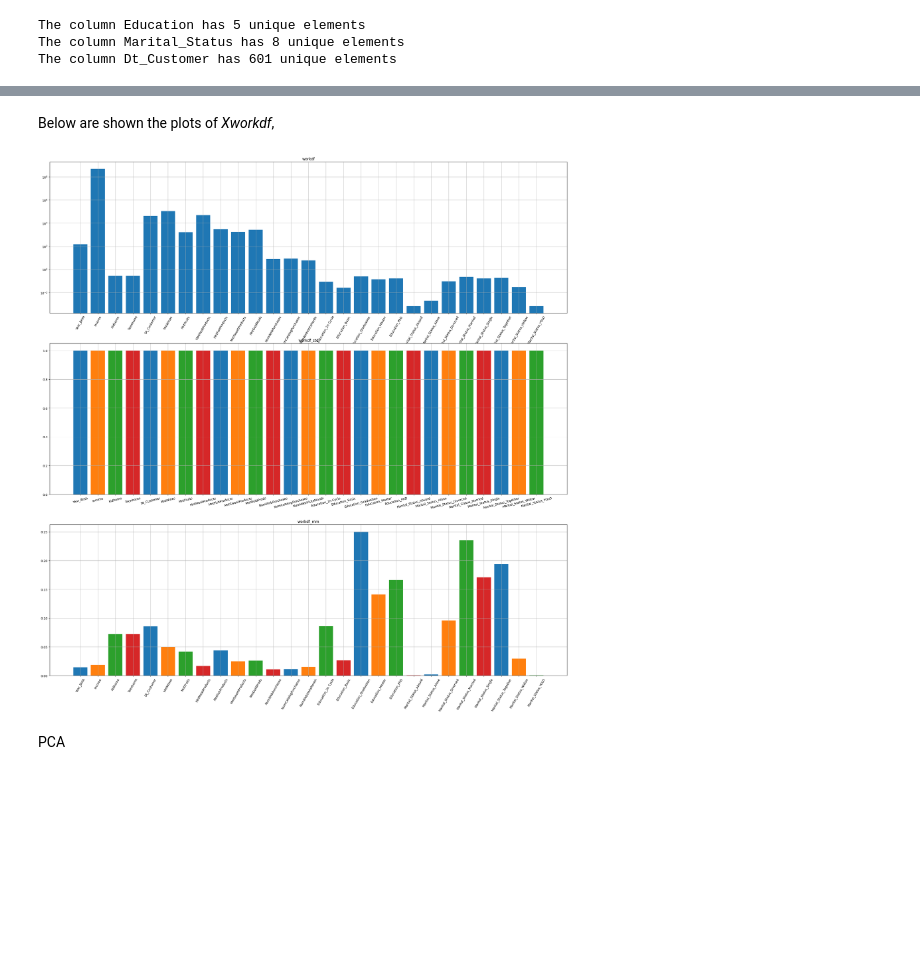
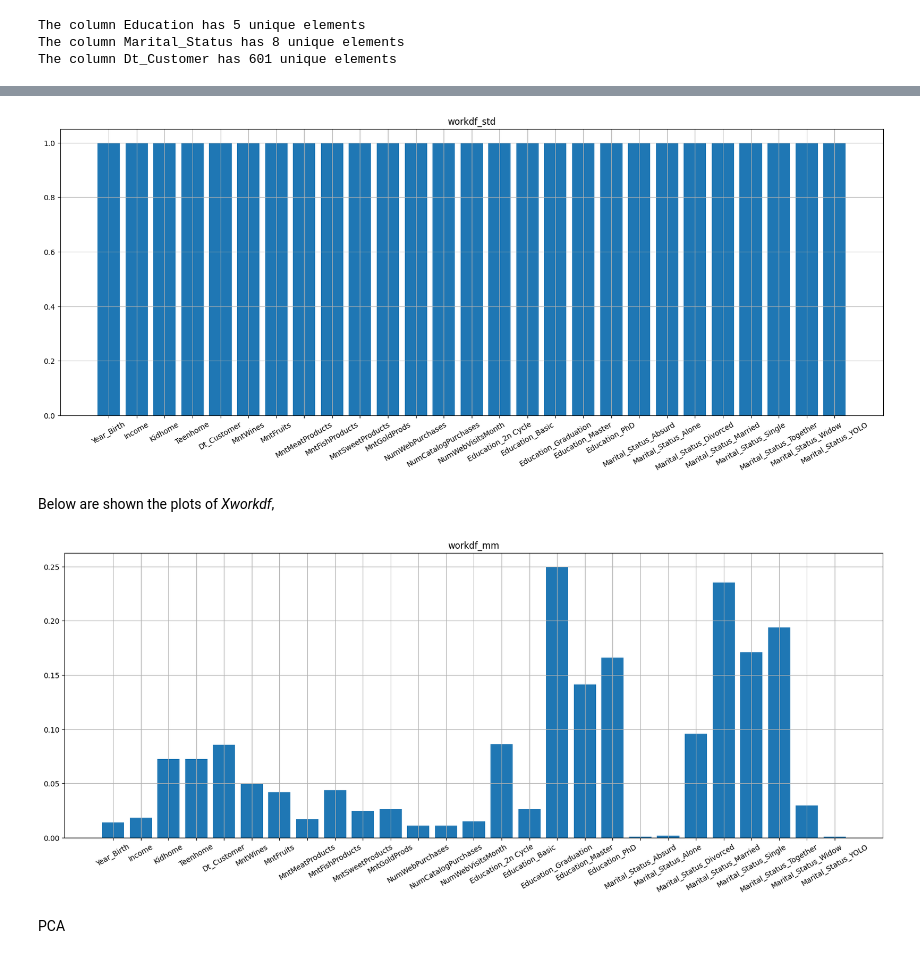
Before and after one commit to MarcoMungaiCoppolino/Data-Science-Portfolio, a Jupyter notebook: PROGETTO/HomeWork_1/LE MungaiCoppolinoPellegrino copy.ipynb, the cells around one changed output, grey strips where cells are left out. Saved outputs shown, nothing was run; the diff lists cells and outputs as text; code cells hidden in the pictures; blank space fills up the shorter version.

```diff
--- a/PROGETTO/HomeWork_1/LE MungaiCoppolinoPellegrino copy.ipynb
+++ b/PROGETTO/HomeWork_1/LE MungaiCoppolinoPellegrino copy.ipynb
@@ -246,35 +210,26 @@ Xworkdf_mm = pd.DataFrame(Xworkdf_mm, columns=Xworkdf.columns)
+# %%
+fig, ax = plt.subplots(figsize=(20, 7))
+
+ax.bar(np.arange(Xworkdf.shape[1]), Xworkdf_std.var())
+ax.set_xticks(ticks=np.arange(Xworkdf.shape[1]),
+           labels=Xworkdf.columns.to_list(),
+           rotation=30)
+ax.set_title('workdf_std')
+ax.grid(visible=True, which='both')
+# %% [output]
+[figure, added]
 # %% [markdown]
 Below are shown the plots of *Xworkdf*,
-# %%
-tab10 = cm.tab10.colors
-
-fig, ax = plt.subplots(3, 1, figsize=(30, 30))
-ax[0].bar(np.arange(Xworkdf.shape[1]), np.array(Xworkdf.var()))
-ax[0].set_xticks(ticks=np.arange(Xworkdf.shape[1]),
-           labels=Xworkdf.columns.to_list(),
-           rotation=60)
-ax[0].set_title('workdf')
-ax[0].set_yscale('log')
-ax[0].grid(visible=True, which='both')
-
-ax[1].bar(np.arange(Xworkdf.shape[1]), Xworkdf_std.var(), color=tab10[:4])
-ax[1].set_xticks(ticks=np.arange(Xworkdf.shape[1]),
-           labels=Xworkdf.columns.to_list(),
-           rotation=15)
-ax[1].set_title('workdf_std')
-ax[1].grid(visible=True, which='both')
-
-ax[2].bar(np.arange(Xworkdf.shape[1]), Xworkdf_mm.var(), color=tab10[:4])
-ax[2].set_xticks(ticks=np.arange(Xworkdf.shape[1]),
-           labels=Xworkdf.columns.to_list(),
-           rotation=60)
-ax[2].set_title('workdf_mm')
-ax[2].grid(visible=True, which='both')
-
-
-
-plt.show()
-# %% [output]
-[figure, removed]
+# %%
+fig, ax = plt.subplots(figsize=(20, 7))
+
+ax.bar(np.arange(Xworkdf.shape[1]), Xworkdf_mm.var())
+ax.set_xticks(ticks=np.arange(Xworkdf.shape[1]),
+           labels=Xworkdf.columns.to_list(),
+           rotation=30)
+ax.set_title('workdf_mm')
+ax.grid(visible=True, which='both')
+# %% [output]
+[figure, added]
 # %% [markdown]
 PCA
```
Also changed, not shown: parts of 15 cells of this notebook.
